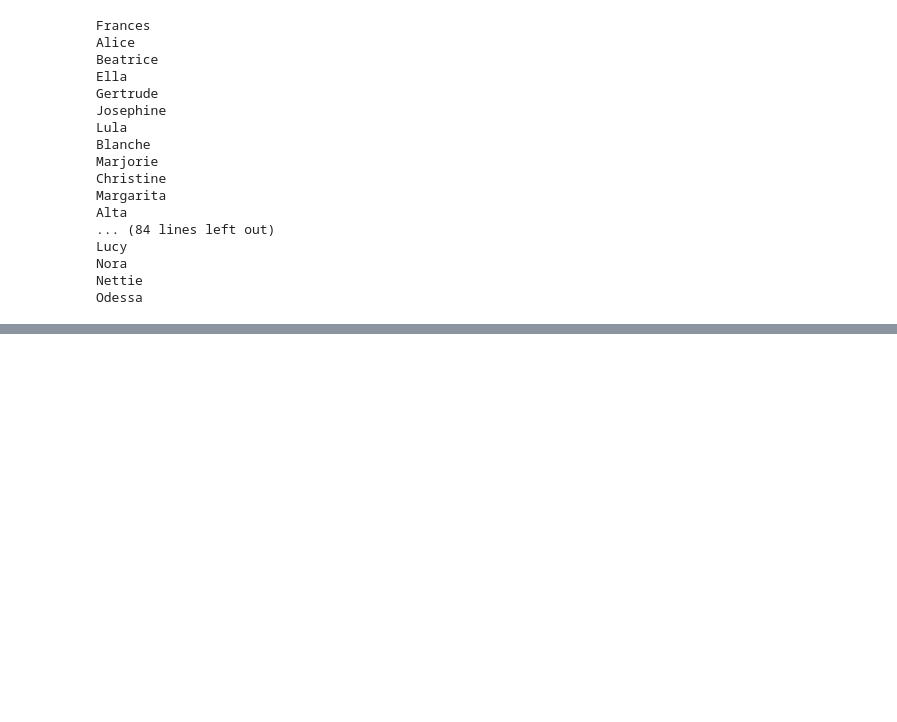
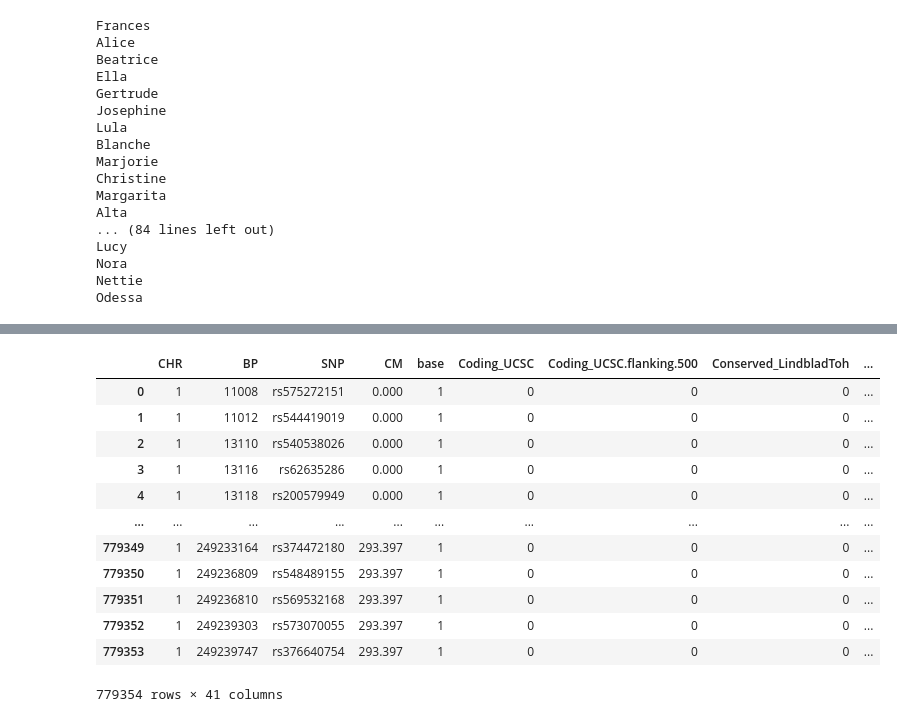
Before and after one commit to xyg123/SNP_enrich_preprocess, a Jupyter notebook: notebooks/LDSC_BQ_sumstats.ipynb, the cells around one changed output, grey strips where cells are left out. Cells and saved outputs as stored; diff of their text form; code cells hidden in the pictures; blank space fills up the shorter version.

```diff
--- a/notebooks/LDSC_BQ_sumstats.ipynb
+++ b/notebooks/LDSC_BQ_sumstats.ipynb
@@ -302,0 +326,59 @@ for row in query_job:
+# %%
+cols_to_keep=['CHR',
+ 'BP',
+ 'SNP',
+ 'CM',
+ 'base',
+ 'Coding_UCSC',
+ 'Coding_UCSC.flanking.500',
+ 'Conserved_LindbladToh',
+ 'Conserved_LindbladToh.flanking.500',
+ 'CTCF_Hoffman',
+ 'CTCF_Hoffman.flanking.500',
+ 'DHS_peaks_Trynka',
+ 'DHS_Trynka',
+ 'DHS_Trynka.flanking.500',
+ 'Enhancer_Hoffman',
+ 'Enhancer_Hoffman.flanking.500','H3K27ac_Hnisz',
+ 'H3K27ac_Hnisz.flanking.500','H3K4me1_peaks_Trynka',
+ 'H3K4me1_Trynka',
+ 'H3K4me1_Trynka.flanking.500',
+ 'H3K4me3_peaks_Trynka',
+ 'H3K4me3_Trynka',
+ 'H3K4me3_Trynka.flanking.500',
+ 'H3K9ac_peaks_Trynka',
+ 'H3K9ac_Trynka',
+ 'H3K9ac_Trynka.flanking.500',
+ 'Intron_UCSC',
+ 'Intron_UCSC.flanking.500',
+ 'Repressed_Hoffman',
+ 'Repressed_Hoffman.flanking.500',
+ 'SuperEnhancer_Hnisz',
+ 'SuperEnhancer_Hnisz.flanking.500',
+ 'TFBS_ENCODE',
+ 'TFBS_ENCODE.flanking.500',
+ 'WeakEnhancer_Hoffman',
+ 'WeakEnhancer_Hoffman.flanking.500',
+ 'Conserved_Mammal_phastCons46way',
+ 'Conserved_Mammal_phastCons46way.flanking.500','BivFlnk',
+ 'BivFlnk.flanking.500'
+ ]
+#len(cols_to_keep)
+#for x in cols_to_keep:
+#    print(list(Full_baseline.columns).index(x)+1)
+Subset_baseline_annot=pd.read_csv("/Users/xg1/Downloads/ldsc/subset36_baselineLD/baselineLD.1.annot.gz", sep='\t')
+Subset_baseline_annot
+# %% [output]
+|  | CHR | BP | SNP | CM | base | Coding_UCSC | Coding_UCSC.flanking.500 | Conserved_LindbladToh | ... |
+| 0 | 1 | 11008 | rs575272151 | 0.000 | 1 | 0 | 0 | 0 | ... |
+| 1 | 1 | 11012 | rs544419019 | 0.000 | 1 | 0 | 0 | 0 | ... |
+| 2 | 1 | 13110 | rs540538026 | 0.000 | 1 | 0 | 0 | 0 | ... |
+| 3 | 1 | 13116 | rs62635286 | 0.000 | 1 | 0 | 0 | 0 | ... |
+| 4 | 1 | 13118 | rs200579949 | 0.000 | 1 | 0 | 0 | 0 | ... |
+| ... | ... | ... | ... | ... | ... | ... | ... | ... | ... |
+| 779349 | 1 | 249233164 | rs374472180 | 293.397 | 1 | 0 | 0 | 0 | ... |
+| 779350 | 1 | 249236809 | rs548489155 | 293.397 | 1 | 0 | 0 | 0 | ... |
+| 779351 | 1 | 249236810 | rs569532168 | 293.397 | 1 | 0 | 0 | 0 | ... |
+| 779352 | 1 | 249239303 | rs573070055 | 293.397 | 1 | 0 | 0 | 0 | ... |
+| 779353 | 1 | 249239747 | rs376640754 | 293.397 | 1 | 0 | 0 | 0 | ... |
+779354 rows × 41 columns
```
Also changed, not shown: parts of 6 cells of this notebook.
